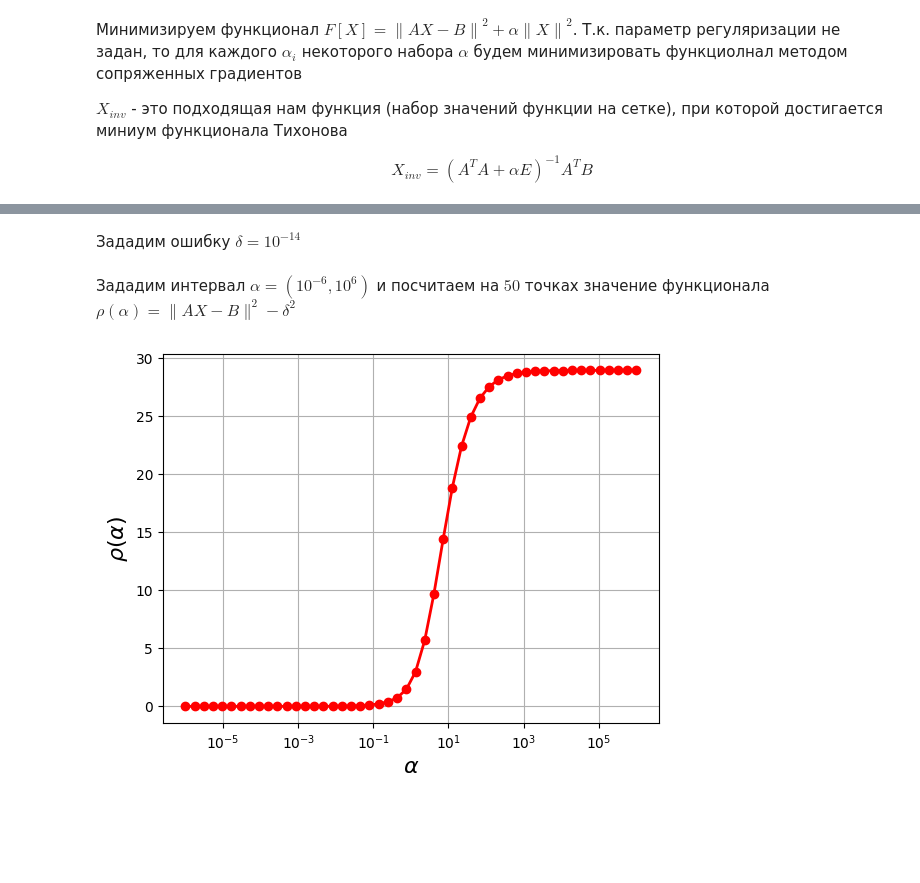
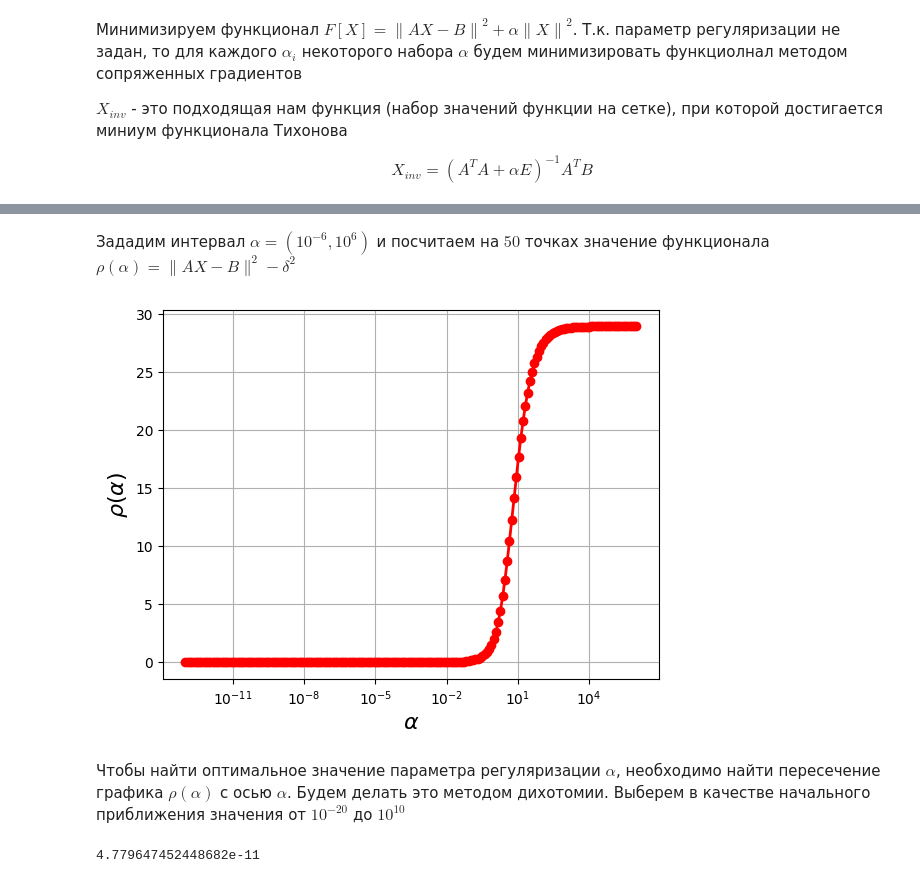
Before and after one commit to deadspir1t0/coursework, a Jupyter notebook: rho(alpha).ipynb, the cells around one changed output, grey strips where cells are left out. Saved outputs shown, nothing was run; the diff lists cells and outputs as text; code cells hidden in the pictures; blank space fills up the shorter version.

```diff
--- a/rho(alpha).ipynb
+++ b/rho(alpha).ipynb
@@ -94,6 +107,3 @@ h = (b - a) / N
 x = linspace(a, b, N+1)
 
 A = system_matrix(N, x, h, N_s, x_s, l_y, l_z)
-
-alpha = 10**(-13)
-X_inv = linalg.solve(dot(A.T,A) + alpha*eye(N+1),dot(A.T,B))
@@ -114,29 +110,56 @@ show()
-# %% [markdown]
-Зададим ошибку $\delta = 10^{-14}$
-# %%
-delta = 10**(-2)
 # %% [markdown]
 Зададим интервал $\alpha = (10^{-6}, 10^{6})$ и посчитаем на $50$ точках значение функционала $\rho(\alpha)= \| {AX-B} \| ^ 2 - \delta^2$
+# %%
+def rho(alpha):
+    X_inv = linalg.solve(dot(A.T,A) + alpha*eye(N+1),dot(A.T,B))
+    return linalg.norm(dot(A, X_inv) - B)**2  - delta**2
 # %%
-rho = list()
-alphas = logspace(-6, 6, 50)
+r = list()
+alphas = logspace(-13,6, 200)
 
 for a in alphas:
-    X_inv = linalg.solve(dot(A.T,A) + a*eye(N+1),dot(A.T,B))
-    rho.append(linalg.norm(dot(A, X_inv) - B)**2  - delta**2)
+    r.append(rho(a))
 
-rho = np.array(rho)
+r = np.array(r)
 # %%
 plt.figure()
 
-plt.plot(alphas, rho, '-or', lw=2)
+plt.plot(alphas, r, '-or', lw=2)
 
 plt.xscale('log')   # логарифмическая ось alpha
 plt.xlabel(r'$\alpha$', fontsize=16)          # alpha как LaTeX
 plt.ylabel(r'$\rho(\alpha)$', fontsize=16)    # rho(alpha) как LaTeX
 
 plt.grid(True)
 
 plt.show()
 # %% [output]
-[figure, old version]
+[figure, new version]
+# %% [markdown]
+ Чтобы найти оптимальное значение параметра регуляризации $\alpha$, необходимо найти пересечение графика $\rho(\alpha)$ с осью $\alpha$. Будем делать это методом дихотомии. Выберем в качестве начального приближения значения от $10^{-20}$ до $10^{10}$
+# %%
+a1 = 10**(-15)
+a2 = 10**(-5)
+err = 10**(-15)
+
+alpha = (a1 + a2) / 2
+f1 = rho(a1)
+f2 = rho(a2)
+
+if f1 * f2 > 0:
+    raise ValueError("На интервале нет смены знака")
+
+while abs(rho(alpha)) > err:
+    f = rho(alpha)
+    if f1 * f < 0:
+        a2 = alpha
+        f2 = f
+    else:
+        a1 = alpha
+        f1 = f
+
+    alpha = (a1 + a2) / 2
+
+alpha
+# %% [output]
+4.779647452448682e-11
```
Also changed, not shown: parts of 7 cells of this notebook.
